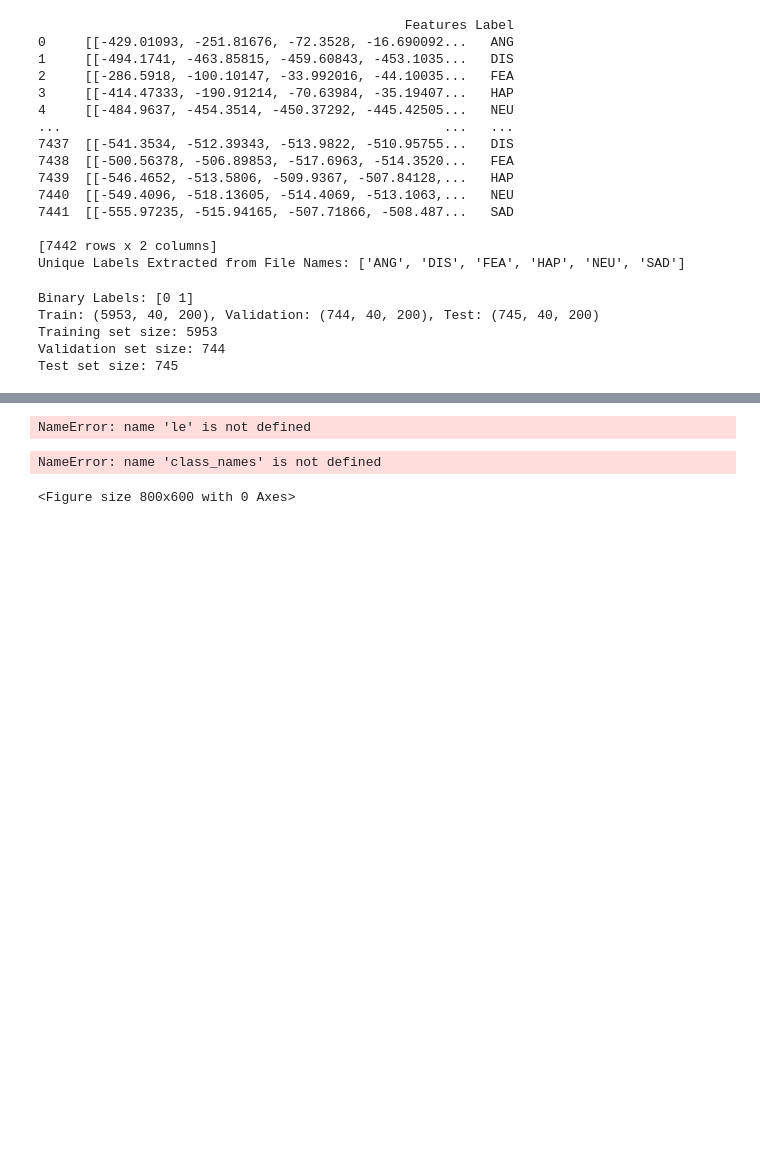
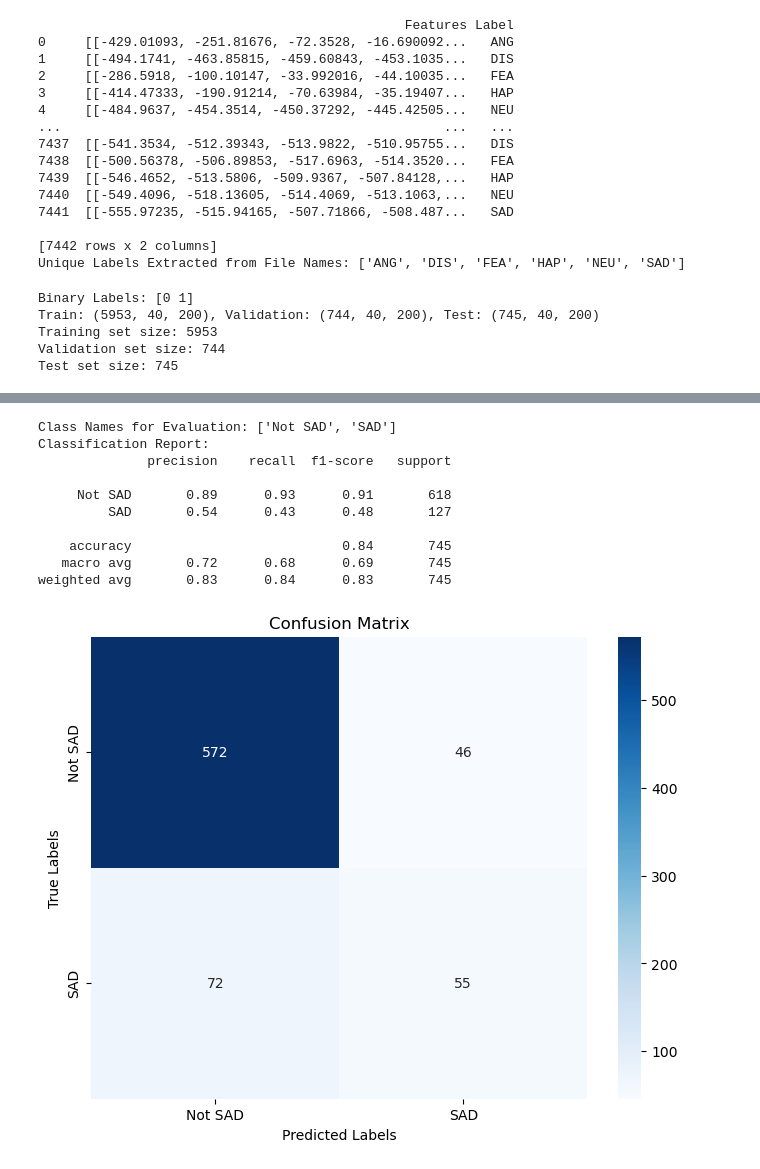
Before and after one commit to navanodonavan/MSAAI501FinalProject_Group7, a Jupyter notebook: AAI_501_Final_Project_G7_CNN_LSTM_SAD.ipynb, the cells around one changed output, grey strips where cells are left out. Cells and saved outputs as stored; diff of their text form; code cells hidden in the pictures; blank space fills up the shorter version.

```diff
--- a/AAI_501_Final_Project_G7_CNN_LSTM_SAD.ipynb
+++ b/AAI_501_Final_Project_G7_CNN_LSTM_SAD.ipynb
@@ -411,55 +416,56 @@ plt.show()
 # %%
+# Import required modules
 from sklearn.metrics import classification_report, confusion_matrix
 import seaborn as sns
 import matplotlib.pyplot as plt
 import numpy as np
 
 # Placeholder lists to store true and predicted labels
 y_true = []
 y_pred = []
 
 # Switch model to evaluation mode
 model.eval()
 with torch.no_grad():
     # Use the test data loader to evaluate the model on the hold-out test set
     for X_batch, y_batch in test_loader:
-        outputs = model(X_batch)  # Get model predictions
-        _, predicted = torch.max(outputs, 1)  # Extract the predicted class for each sample
+        outputs = model(X_batch).squeeze(dim=1)  # Squeeze to match label size
+        predicted = (outputs >= 0.5).float()  # Binary threshold for classification
 
         # Append true and predicted labels
         y_true.extend(y_batch.cpu().numpy())  # Convert true labels to numpy and add to list
         y_pred.extend(predicted.cpu().numpy())  # Convert predicted labels to numpy and add to list
 
 # Convert lists to numpy arrays for evaluation
 y_true = np.array(y_true)
 y_pred = np.array(y_pred)
 
-# Ensure that le.classes_ is a list of strings
-print("le.classes_: ", le.classes_)
-print("Type of le.classes_: ", type(le.classes_))
-# Generate descriptive class names for classification report
-class_names = [label_mapping[i] for i in range(len(label_mapping))]
+# Define class names for binary classification
+class_names = ['Not SAD', 'SAD']
 print("Class Names for Evaluation:", class_names)
 
-
 # Generate a classification report
-report = classification_report(y_true, y_pred, target_names=class_names)  # Use the list of class names
+report = classification_report(y_true, y_pred, target_names=class_names)
 print("Classification Report:")
 print(report)
+
+# Generate and plot the confusion matrix
+conf_matrix = confusion_matrix(y_true, y_pred)
+plt.figure(figsize=(8, 6))
+sns.heatmap(conf_matrix, annot=True, fmt='d', cmap='Blues', xticklabels=class_names, yticklabels=class_names)
+plt.xlabel('Predicted Labels')
+plt.ylabel('True Labels')
+plt.title('Confusion Matrix')
+plt.show()
 # %% [output]
-NameError: name 'le' is not defined
+Class Names for Evaluation: ['Not SAD', 'SAD']
+Classification Report:
+              precision    recall  f1-score   support
+
+     Not SAD       0.89      0.93      0.91       618
+         SAD       0.54      0.43      0.48       127
+
+    accuracy                           0.84       745
+   macro avg       0.72      0.68      0.69       745
+weighted avg       0.83      0.84      0.83       745
+[figure, added]
-# %%
-# Generate a confusion matrix
-conf_matrix = confusion_matrix(y_true, y_pred)
-
-# Plot the confusion matrix as a heatmap
-plt.figure(figsize=(8, 6))
-sns.heatmap(conf_matrix, annot=True, fmt="d", cmap="Blues",
-            xticklabels=class_names, yticklabels=class_names)  # Use string class names for labels
-plt.xlabel("Predicted Label")
-plt.ylabel("True Label")
-plt.title("Confusion Matrix of Emotion Classification")
-plt.show()
-# %% [output]
-NameError: name 'class_names' is not defined
-<Figure size 800x600 with 0 Axes>
```
Also changed, not shown: parts of 2 cells of this notebook.
